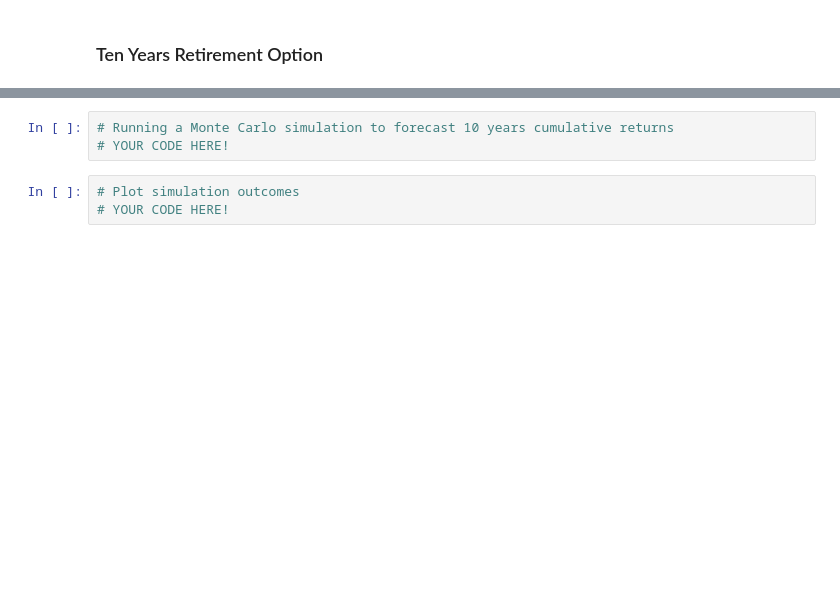
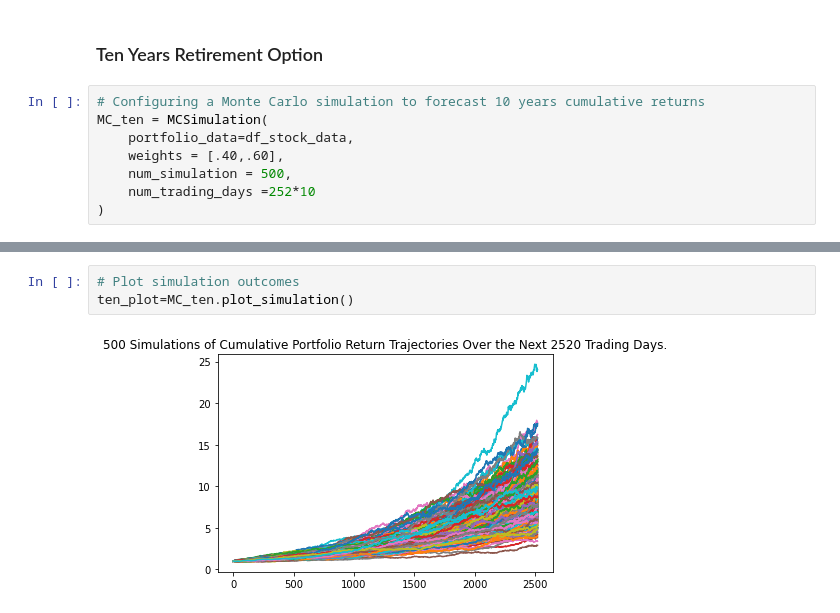
Before and after one commit to fllamas360/API-work, a Jupyter notebook: API_HWK.ipynb, the cells around one changed output, grey strips where cells are left out. Cells and saved outputs as stored; diff of their text form; blank space fills up the shorter version.

```diff
--- a/API_HWK.ipynb
+++ b/API_HWK.ipynb
@@ -325,3 +393,11 @@ print(f"There is a 95% chance that an initial investment of ${initial_investment
 # %% [markdown]
 ### Ten Years Retirement Option
+# %%
+# Configuring a Monte Carlo simulation to forecast 10 years cumulative returns
+MC_ten = MCSimulation(
+    portfolio_data=df_stock_data,
+    weights = [.40,.60],
+    num_simulation = 500,
+    num_trading_days =252*10
+)
 # %%
@@ -330,8 +437,7 @@ print(f"There is a 95% chance that an initial investment of ${initial_investment
-# %%
-# Running a Monte Carlo simulation to forecast 10 years cumulative returns
-# YOUR CODE HERE!
 # %%
 # Plot simulation outcomes
-# YOUR CODE HERE!
+ten_plot=MC_ten.plot_simulation()
+# %% [output]
+[figure, added]
 # %%
 # Plot probability distribution and confidence intervals
```
Also changed, not shown: parts of 14 cells of this notebook.
